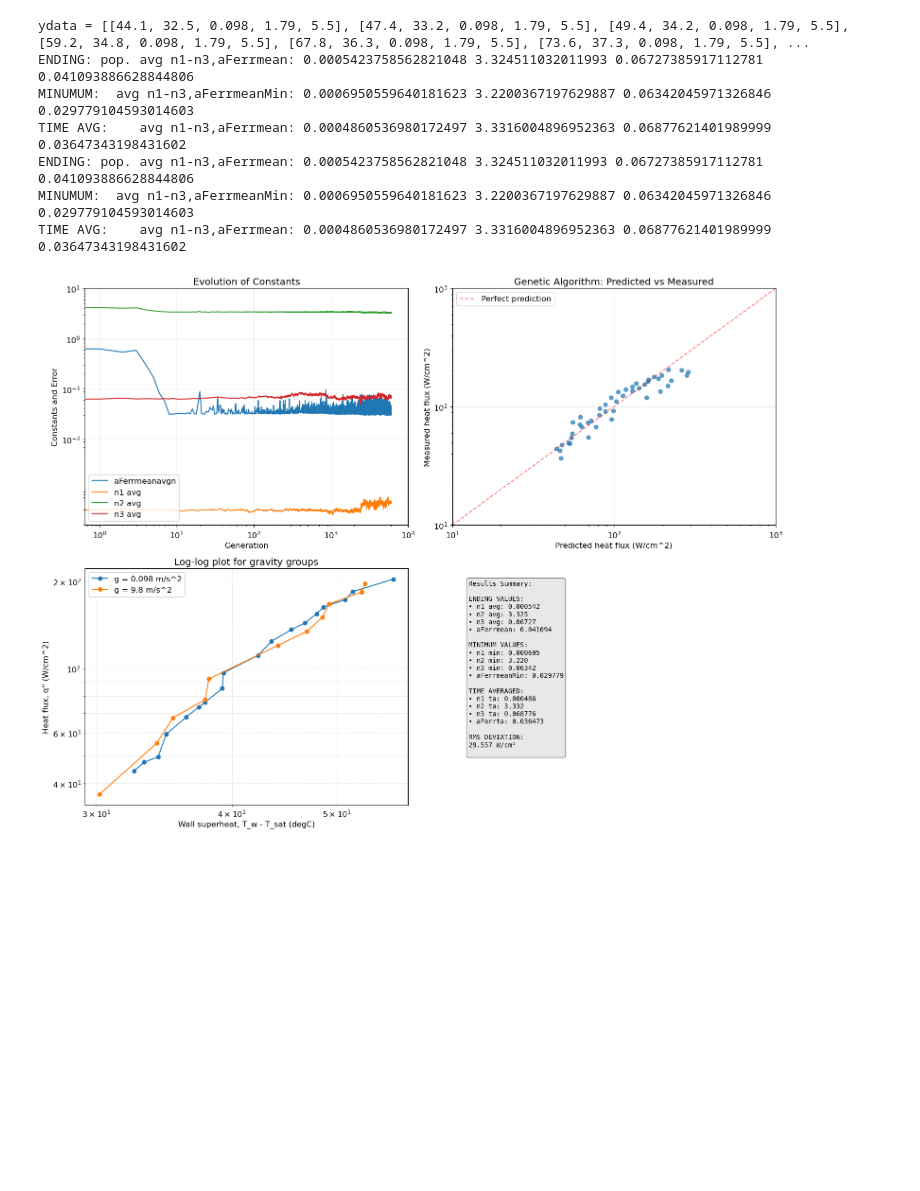
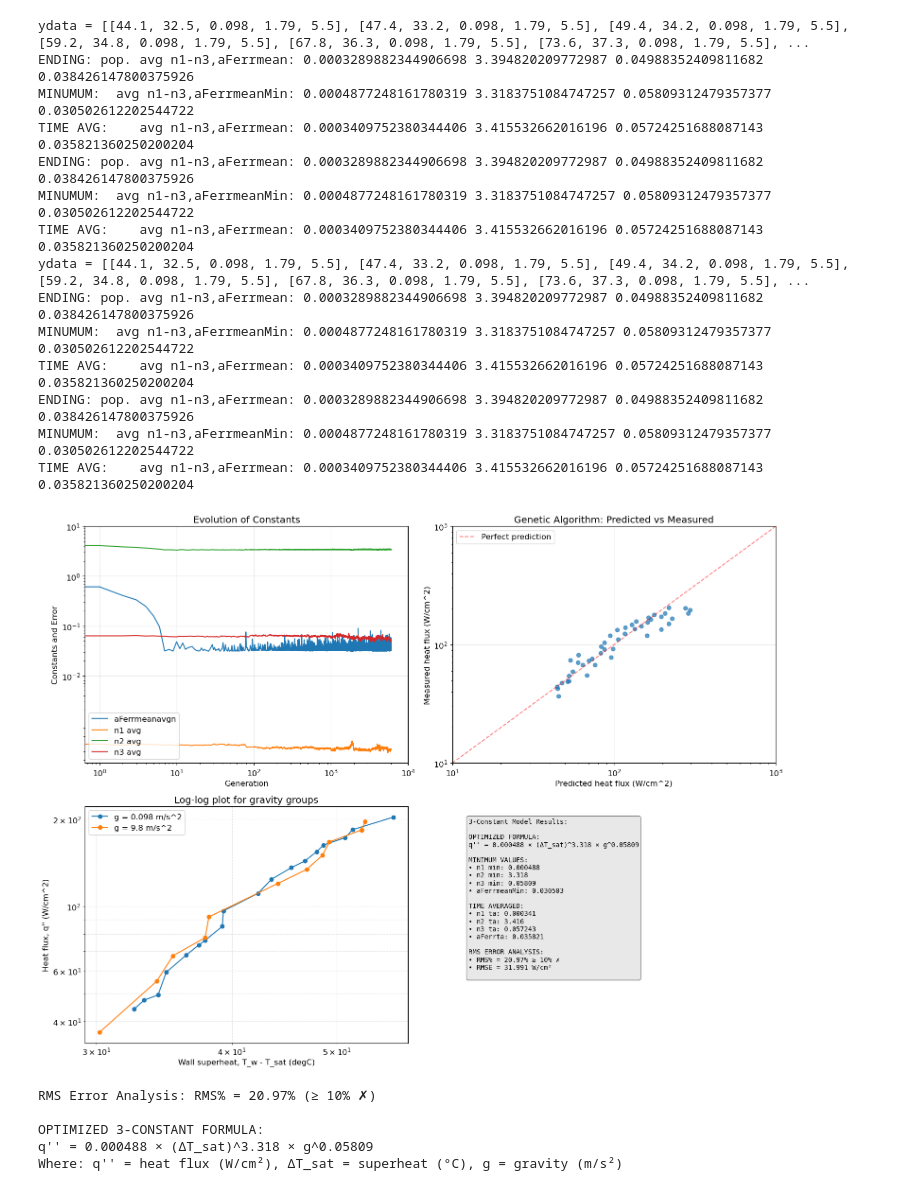
Before and after one commit to FieldDiTian/Mac_workplace, a Jupyter notebook: ml/Project1_12.ipynb, the cells around one changed output. Drawn from its saved outputs; the diff is of its cells as text; code cells hidden in the pictures; blank space fills up the shorter version.

```diff
--- a/ml/Project1_12.ipynb
+++ b/ml/Project1_12.ipynb
@@ -394,47 +394,66 @@ axs[1, 0].grid(True, which='both', linestyle='--', alpha=0.4)
 axs[1, 0].set_title("Log-log plot for gravity groups")
 
 # Subplot 4: Results summary and RMS
-# Calculate RMS error
-rms_error = np.sqrt(np.mean((np.array(qpppred).flatten() - np.array(qppdata).flatten())**2))
+# Calculate RMS error and RMS percentage
+y_true = np.array(qppdata, dtype=float)
+y_pred = np.array(qpppred, dtype=float)
+rms_error = np.sqrt(np.mean((y_pred - y_true)**2))
+RMS_percent = np.sqrt(np.mean(((y_pred - y_true) / y_true) ** 2)) * 100
 
 axs[1, 1].axis('off')
-results_text = f"""Results Summary:
+results_text = f"""3-Constant Model Results:
 
-ENDING VALUES:
-• n1 avg: {n1avg[k]:.6f}
-• n2 avg: {n2avg[k]:.3f}
-• n3 avg: {n3avg[k]:.5f}
-• aFerrmean: {aFerrmeanavgn[k]:.6f}
+OPTIMIZED FORMULA:
+q'' = {n1min:.6f} × (ΔT_sat)^{n2min:.3f} × g^{n3min:.5f}
 
 MINIMUM VALUES:
 • n1 min: {n1min:.6f}
 • n2 min: {n2min:.3f}
 • n3 min: {n3min:.5f}
 • aFerrmeanMin: {aFerrmeanavgnMin:.6f}
 
 TIME AVERAGED:
 • n1 ta: {n1ta:.6f}
 • n2 ta: {n2ta:.3f}
 • n3 ta: {n3ta:.6f}
 • aFerrta: {aFerrta:.6f}
 
-RMS DEVIATION:
-{rms_error:.3f} W/cm²
+RMS ERROR ANALYSIS:
+• RMS% = {RMS_percent:.2f}% {'< 10% ✓' if RMS_percent < 10 else '≥ 10% ✗'}
+• RMSE = {rms_error:.3f} W/cm²
 """
 axs[1, 1].text(0.05, 0.95, results_text, transform=axs[1, 1].transAxes,
                fontsize=10, verticalalignment='top', fontfamily='monospace',
                bbox=dict(boxstyle="round,pad=0.3", facecolor="lightgray", alpha=0.5))
 
 plt.tight_layout()
 plt.show()
 
+print(f"RMS Error Analysis: RMS% = {RMS_percent:.2f}% ({'< 10% ✓' if RMS_percent < 10 else '≥ 10% ✗'})")
+print()
+print("OPTIMIZED 3-CONSTANT FORMULA:")
+print(f"q'' = {n1min:.6f} × (ΔT_sat)^{n2min:.3f} × g^{n3min:.5f}")
+print("Where: q'' = heat flux (W/cm²), ΔT_sat = superheat (°C), g = gravity (m/s²)")
+
 # end CodeP1.2F25
 # %% [output]
 ydata = [[44.1, 32.5, 0.098, 1.79, 5.5], [47.4, 33.2, 0.098, 1.79, 5.5], [49.4, 34.2, 0.098, 1.79, 5.5], [59.2, 34.8, 0.098, 1.79, 5.5], [67.8, 36.3, 0.098, 1.79, 5.5], [73.6, 37.3, 0.098, 1.79, 5.5], ...
-ENDING: pop. avg n1-n3,aFerrmean: 0.0005423758562821048 3.324511032011993 0.06727385917112781 0.041093886628844806
-MINUMUM:  avg n1-n3,aFerrmeanMin: 0.0006950559640181623 3.2200367197629887 0.06342045971326846 0.029779104593014603
-TIME AVG:    avg n1-n3,aFerrmean: 0.0004860536980172497 3.3316004896952363 0.06877621401989999 0.03647343198431602
-ENDING: pop. avg n1-n3,aFerrmean: 0.0005423758562821048 3.324511032011993 0.06727385917112781 0.041093886628844806
-MINUMUM:  avg n1-n3,aFerrmeanMin: 0.0006950559640181623 3.2200367197629887 0.06342045971326846 0.029779104593014603
-TIME AVG:    avg n1-n3,aFerrmean: 0.0004860536980172497 3.3316004896952363 0.06877621401989999 0.03647343198431602
+ENDING: pop. avg n1-n3,aFerrmean: 0.0003289882344906698 3.394820209772987 0.04988352409811682 0.038426147800375926
+MINUMUM:  avg n1-n3,aFerrmeanMin: 0.0004877248161780319 3.3183751084747257 0.05809312479357377 0.030502612202544722
+TIME AVG:    avg n1-n3,aFerrmean: 0.0003409752380344406 3.415532662016196 0.05724251688087143 0.035821360250200204
+ENDING: pop. avg n1-n3,aFerrmean: 0.0003289882344906698 3.394820209772987 0.04988352409811682 0.038426147800375926
+MINUMUM:  avg n1-n3,aFerrmeanMin: 0.0004877248161780319 3.3183751084747257 0.05809312479357377 0.030502612202544722
+TIME AVG:    avg n1-n3,aFerrmean: 0.0003409752380344406 3.415532662016196 0.05724251688087143 0.035821360250200204
+ydata = [[44.1, 32.5, 0.098, 1.79, 5.5], [47.4, 33.2, 0.098, 1.79, 5.5], [49.4, 34.2, 0.098, 1.79, 5.5], [59.2, 34.8, 0.098, 1.79, 5.5], [67.8, 36.3, 0.098, 1.79, 5.5], [73.6, 37.3, 0.098, 1.79, 5.5], ...
+ENDING: pop. avg n1-n3,aFerrmean: 0.0003289882344906698 3.394820209772987 0.04988352409811682 0.038426147800375926
+MINUMUM:  avg n1-n3,aFerrmeanMin: 0.0004877248161780319 3.3183751084747257 0.05809312479357377 0.030502612202544722
+TIME AVG:    avg n1-n3,aFerrmean: 0.0003409752380344406 3.415532662016196 0.05724251688087143 0.035821360250200204
+ENDING: pop. avg n1-n3,aFerrmean: 0.0003289882344906698 3.394820209772987 0.04988352409811682 0.038426147800375926
+MINUMUM:  avg n1-n3,aFerrmeanMin: 0.0004877248161780319 3.3183751084747257 0.05809312479357377 0.030502612202544722
+TIME AVG:    avg n1-n3,aFerrmean: 0.0003409752380344406 3.415532662016196 0.05724251688087143 0.035821360250200204
-[figure, old version]
+[figure, new version]
+RMS Error Analysis: RMS% = 20.97% (≥ 10% ✗)
+
+OPTIMIZED 3-CONSTANT FORMULA:
+q'' = 0.000488 × (ΔT_sat)^3.318 × g^0.05809
+Where: q'' = heat flux (W/cm²), ΔT_sat = superheat (°C), g = gravity (m/s²)
```
Also changed, not shown: 2 other files.
